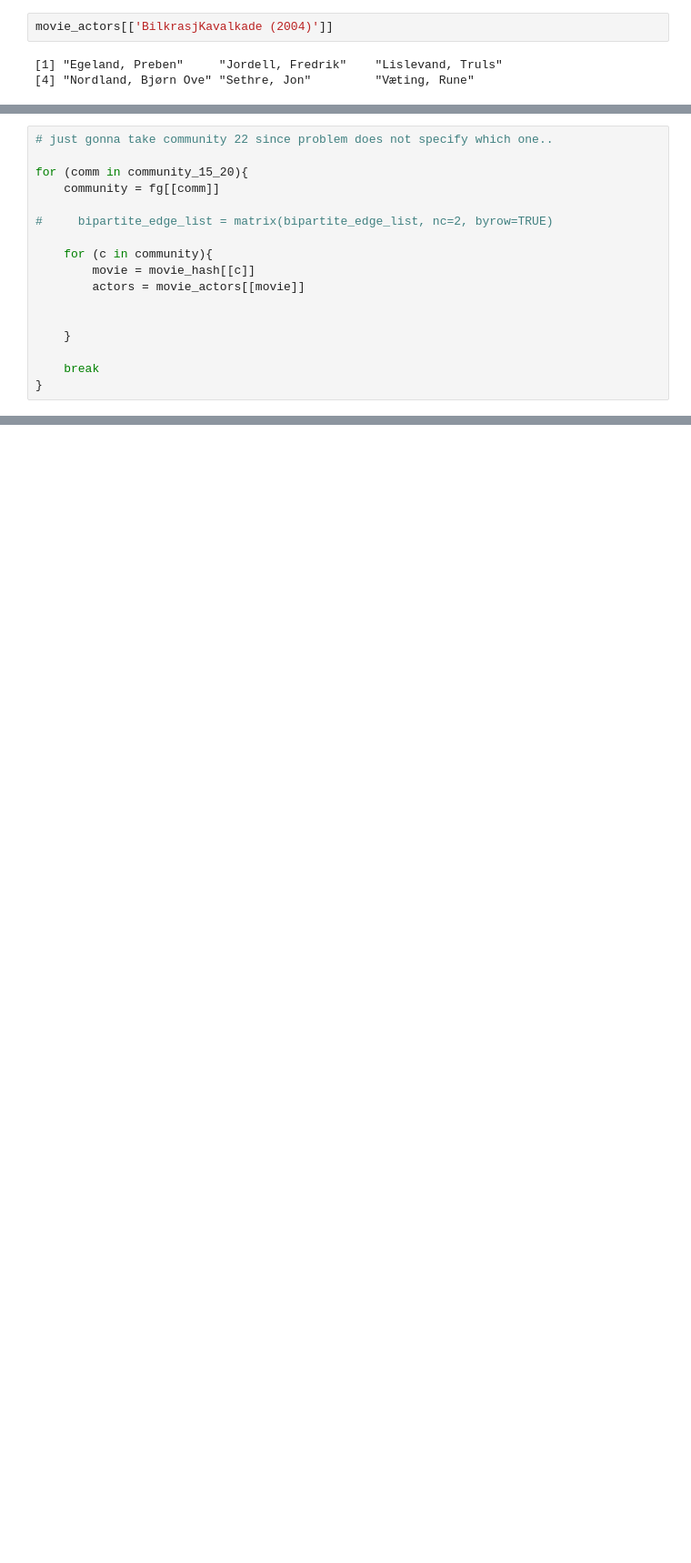
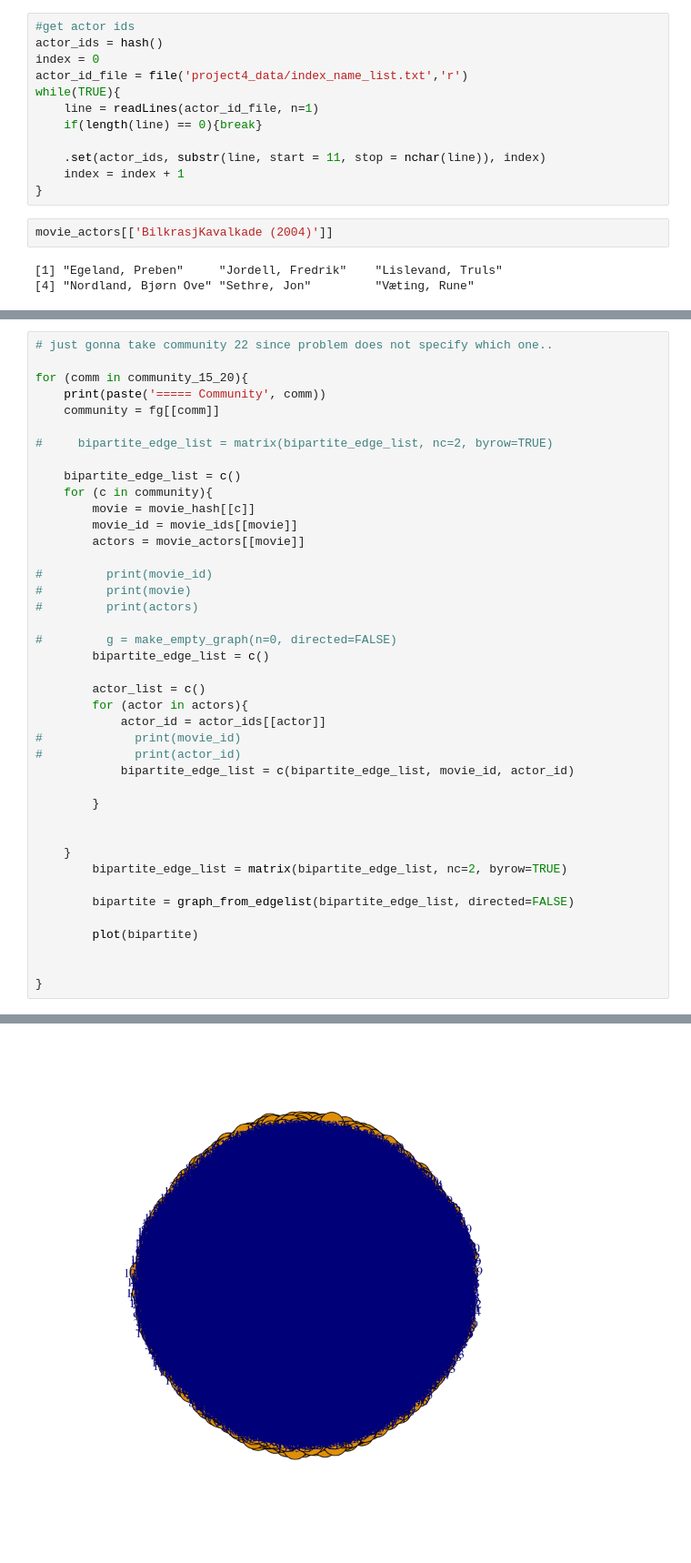
Before and after one commit to nsnguyen/ECE-232E, a Jupyter notebook: project_5/q_8.ipynb, the cells around one changed output, grey strips where cells are left out. Shown at 91% size. Saved outputs shown, nothing was run; the diff lists cells and outputs as text; blank space fills up the shorter version.

```diff
--- a/project_5/q_8.ipynb
+++ b/project_5/q_8.ipynb
@@ -239,3 +225,15 @@ Warning message:
+# %%
+#get actor ids
+actor_ids = hash()
+index = 0
+actor_id_file = file('project4_data/index_name_list.txt','r')
+while(TRUE){
+    line = readLines(actor_id_file, n=1)
+    if(length(line) == 0){break}
+
+    .set(actor_ids, substr(line, start = 11, stop = nchar(line)), index)
+    index = index + 1
+}
 # %%
 movie_actors[['BilkrasjKavalkade (2004)']]
 # %% [output]
@@ -245,16 +247,41 @@ movie_actors[['BilkrasjKavalkade (2004)']]
 # just gonna take community 22 since problem does not specify which one..
 
 for (comm in community_15_20){
+    print(paste('===== Community', comm))
     community = fg[[comm]]
 
 #     bipartite_edge_list = matrix(bipartite_edge_list, nc=2, byrow=TRUE)
 
+    bipartite_edge_list = c()
     for (c in community){
         movie = movie_hash[[c]]
+        movie_id = movie_ids[[movie]]
         actors = movie_actors[[movie]]
+
+#         print(movie_id)
+#         print(movie)
+#         print(actors)
+
+#         g = make_empty_graph(n=0, directed=FALSE)
+        bipartite_edge_list = c()
+
+        actor_list = c()
+        for (actor in actors){
+            actor_id = actor_ids[[actor]]
+#             print(movie_id)
+#             print(actor_id)
+            bipartite_edge_list = c(bipartite_edge_list, movie_id, actor_id)
+
+        }
 
 
     }
+        bipartite_edge_list = matrix(bipartite_edge_list, nc=2, byrow=TRUE)
 
-    break
+        bipartite = graph_from_edgelist(bipartite_edge_list, directed=FALSE)
+
+        plot(bipartite)
+
+
 }
+# %% [output]
@@ -260,0 +290 @@ for (comm in community_15_20){
+[figure, added]
```
Also changed, not shown: parts of 8 cells of this notebook, 4 other files.
